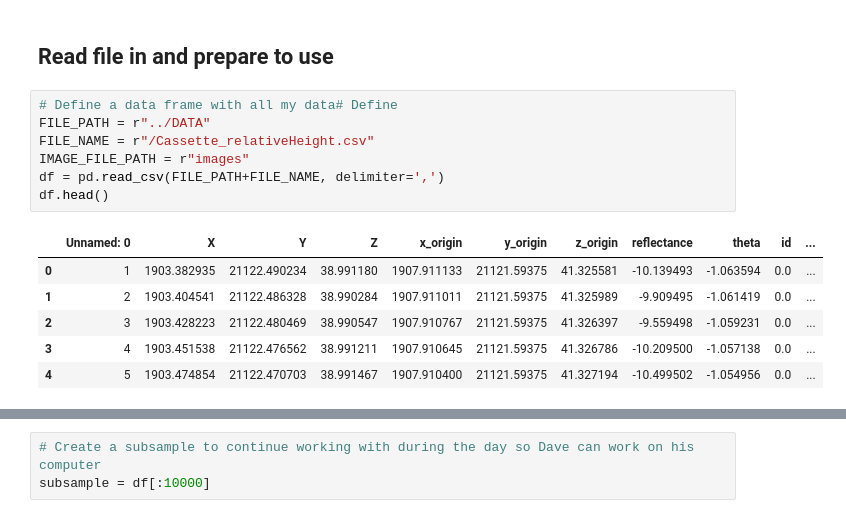
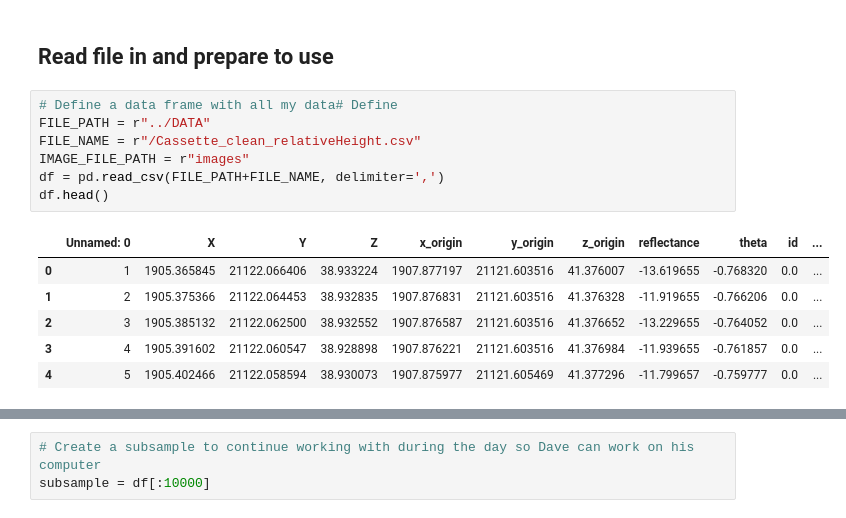
Before and after one commit to NoemiRoecklinger/dissertation, a Jupyter notebook: 2_analyseClasses.ipynb, the cells around one changed output, grey strips where cells are left out. Saved outputs shown, nothing was run; the diff lists cells and outputs as text.

```diff
--- a/2_analyseClasses.ipynb
+++ b/2_analyseClasses.ipynb
@@ -16,17 +16,17 @@ import matplotlib.pyplot as plt
 # %%
 # Define a data frame with all my data# Define
 FILE_PATH = r"../DATA"
-FILE_NAME = r"/Cassette_relativeHeight.csv"
+FILE_NAME = r"/Cassette_clean_relativeHeight.csv"
 IMAGE_FILE_PATH = r"images"
 df = pd.read_csv(FILE_PATH+FILE_NAME, delimiter=',')
 df.head()
 # %% [output]
 |  | Unnamed: 0 | X | Y | Z | x_origin | y_origin | z_origin | reflectance | theta | id | ... |
-| 0 | 1 | 1903.382935 | 21122.490234 | 38.991180 | 1907.911133 | 21121.59375 | 41.325581 | -10.139493 | -1.063594 | 0.0 | ... |
-| 1 | 2 | 1903.404541 | 21122.486328 | 38.990284 | 1907.911011 | 21121.59375 | 41.325989 | -9.909495 | -1.061419 | 0.0 | ... |
-| 2 | 3 | 1903.428223 | 21122.480469 | 38.990547 | 1907.910767 | 21121.59375 | 41.326397 | -9.559498 | -1.059231 | 0.0 | ... |
-| 3 | 4 | 1903.451538 | 21122.476562 | 38.991211 | 1907.910645 | 21121.59375 | 41.326786 | -10.209500 | -1.057138 | 0.0 | ... |
-| 4 | 5 | 1903.474854 | 21122.470703 | 38.991467 | 1907.910400 | 21121.59375 | 41.327194 | -10.499502 | -1.054956 | 0.0 | ... |
+| 0 | 1 | 1905.365845 | 21122.066406 | 38.933224 | 1907.877197 | 21121.603516 | 41.376007 | -13.619655 | -0.768320 | 0.0 | ... |
+| 1 | 2 | 1905.375366 | 21122.064453 | 38.932835 | 1907.876831 | 21121.603516 | 41.376328 | -11.919655 | -0.766206 | 0.0 | ... |
+| 2 | 3 | 1905.385132 | 21122.062500 | 38.932552 | 1907.876587 | 21121.603516 | 41.376652 | -13.229655 | -0.764052 | 0.0 | ... |
+| 3 | 4 | 1905.391602 | 21122.060547 | 38.928898 | 1907.876221 | 21121.603516 | 41.376984 | -11.939655 | -0.761857 | 0.0 | ... |
+| 4 | 5 | 1905.402466 | 21122.058594 | 38.930073 | 1907.875977 | 21121.605469 | 41.377296 | -11.799657 | -0.759777 | 0.0 | ... |
 # %%
 # Get rid of first column (was ID-created by Python I assume)
 df = df.drop(['Unnamed: 0'], axis=1)
```
Also changed, not shown: parts of 29 cells of this notebook, 3 other files.
